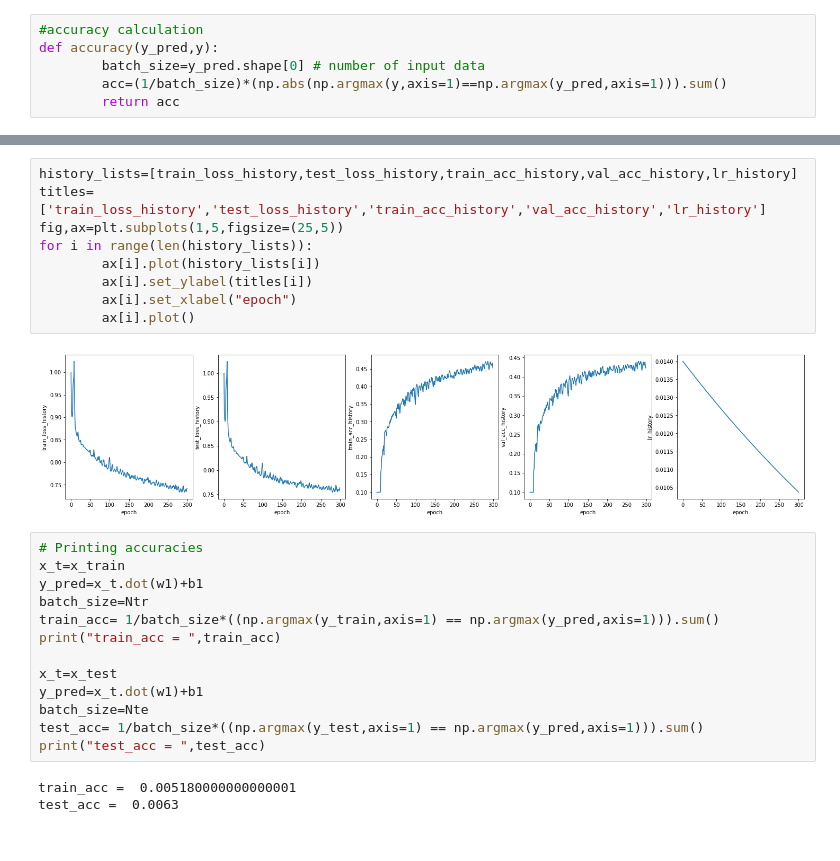
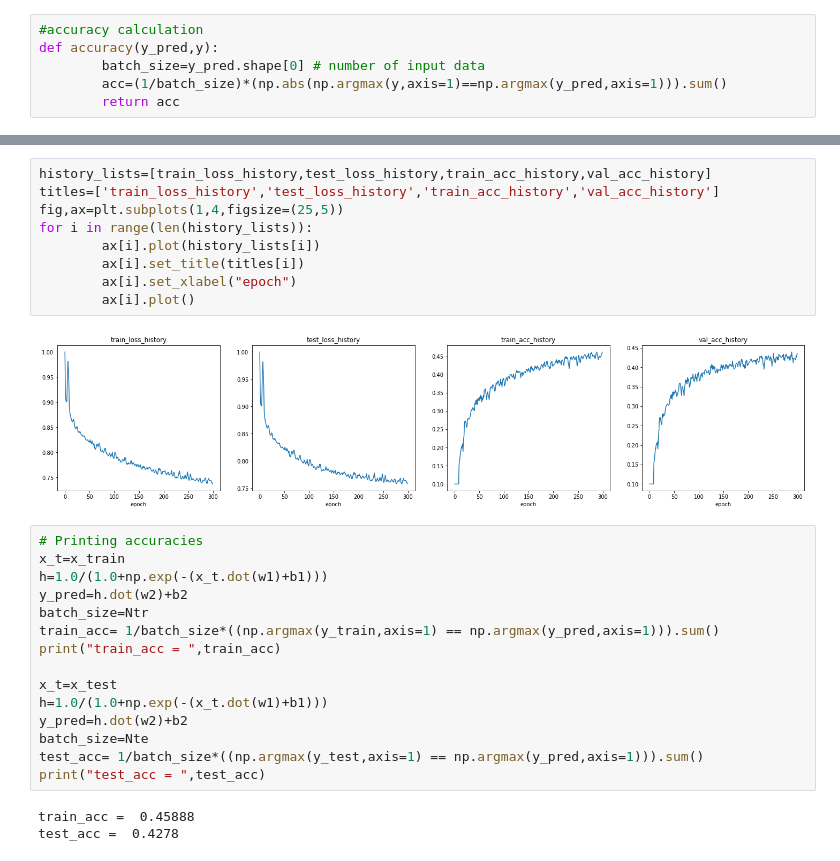
Before and after one commit to DinithiSilva/EN2550_Assignment4, a Jupyter notebook: part2.ipynb, the cells around one changed output, grey strips where cells are left out. Cells and saved outputs as stored; diff of their text form.

```diff
--- a/part2.ipynb
+++ b/part2.ipynb
@@ -117,27 +117,29 @@ b2: (10,)
 # %%
-history_lists=[train_loss_history,test_loss_history,train_acc_history,val_acc_history,lr_history]
-titles=['train_loss_history','test_loss_history','train_acc_history','val_acc_history','lr_history']
-fig,ax=plt.subplots(1,5,figsize=(25,5))
+history_lists=[train_loss_history,test_loss_history,train_acc_history,val_acc_history]
+titles=['train_loss_history','test_loss_history','train_acc_history','val_acc_history']
+fig,ax=plt.subplots(1,4,figsize=(25,5))
 for i in range(len(history_lists)):
         ax[i].plot(history_lists[i])
-        ax[i].set_ylabel(titles[i])
+        ax[i].set_title(titles[i])
         ax[i].set_xlabel("epoch")
         ax[i].plot()
 # %% [output]
-[figure, old version]
+[figure, new version]
 # %%
 # Printing accuracies
 x_t=x_train
-y_pred=x_t.dot(w1)+b1
+h=1.0/(1.0+np.exp(-(x_t.dot(w1)+b1)))
+y_pred=h.dot(w2)+b2
 batch_size=Ntr
 train_acc= 1/batch_size*((np.argmax(y_train,axis=1) == np.argmax(y_pred,axis=1))).sum()
 print("train_acc = ",train_acc)
 
 x_t=x_test
-y_pred=x_t.dot(w1)+b1
+h=1.0/(1.0+np.exp(-(x_t.dot(w1)+b1)))
+y_pred=h.dot(w2)+b2
 batch_size=Nte
 test_acc= 1/batch_size*((np.argmax(y_test,axis=1) == np.argmax(y_pred,axis=1))).sum()
 print("test_acc = ",test_acc)
 # %% [output]
-train_acc =  0.005180000000000001
-test_acc =  0.0063
+train_acc =  0.45888
+test_acc =  0.4278
```
Also changed, not shown: parts of 1 cell of this notebook, 3 other files.
